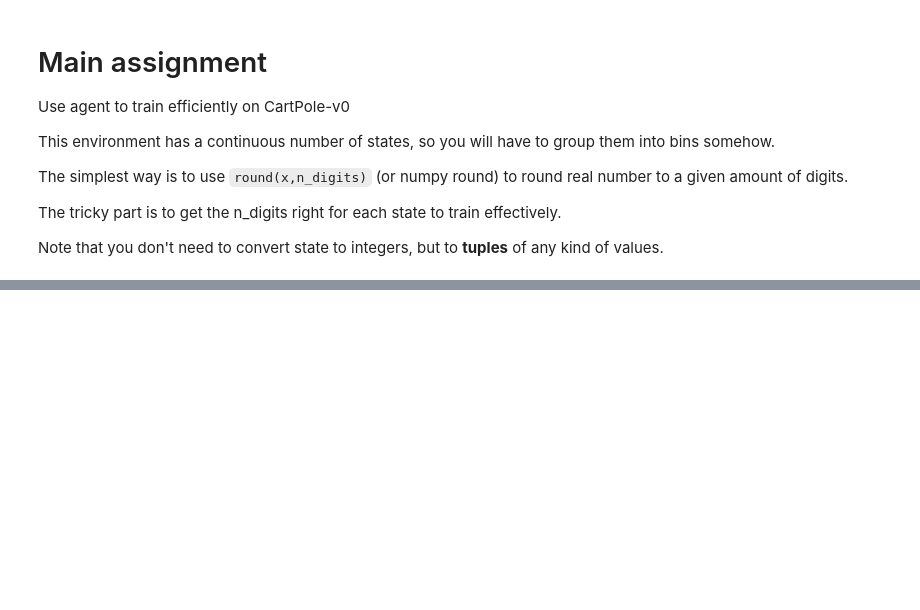
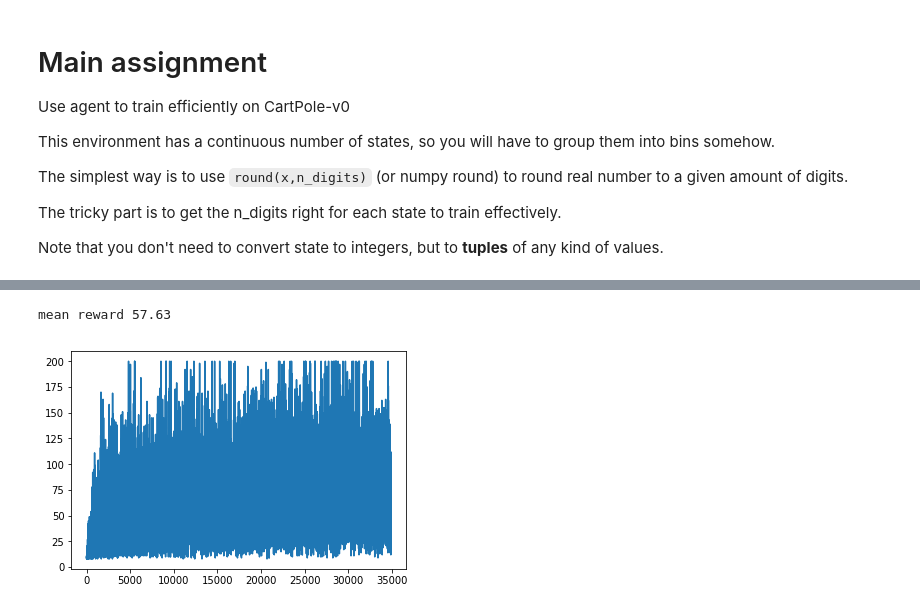
Before and after one commit to Ayagoz/dl-rl, a Jupyter notebook: rl/hw3/homework.ipynb, the cells around one changed output, grey strips where cells are left out. Cells and saved outputs as stored; diff of their text form; code cells hidden in the pictures; blank space fills up the shorter version.

```diff
--- a/rl/hw3/homework.ipynb
+++ b/rl/hw3/homework.ipynb
@@ -217,0 +371,2 @@ KeyboardInterrupt:
+# %%
+env = Binarizer(gym.make('CartPole-v0'))
@@ -217,0 +375,16 @@ KeyboardInterrupt:
+# %%
+agent = EvSarsaAgent(alpha=0.5,epsilon=0.1,discount=0.99,
+                       getLegalActions = lambda s: range(n_actions))
+replay = ReplayBuffer(10000)
+# %%
+rewards = []
+for i in range(35000):
+    rewards.append(play_and_trainER(env,agent, replay))
+    if i %100 ==0:
+        clear_output(True)
+        print ("mean reward",np.mean(rewards[-100:]))
+        plt.plot(rewards)
+        plt.show()
+# %% [output]
+mean reward 57.63
+[figure, added]
```
Also changed, not shown: parts of 19 cells of this notebook, 46 other files.
